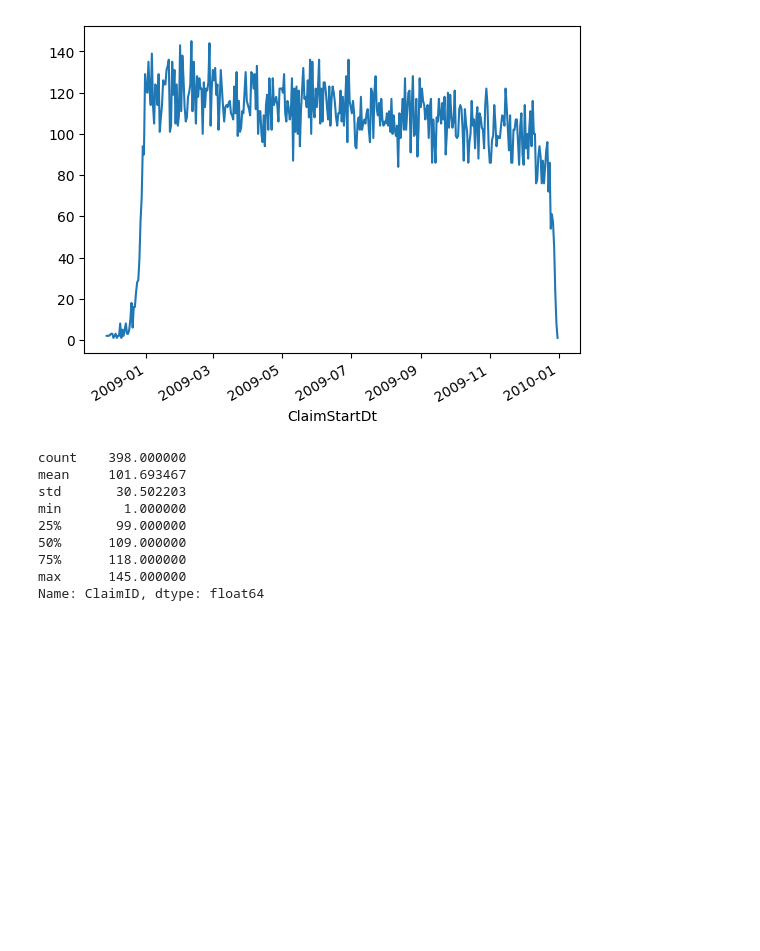
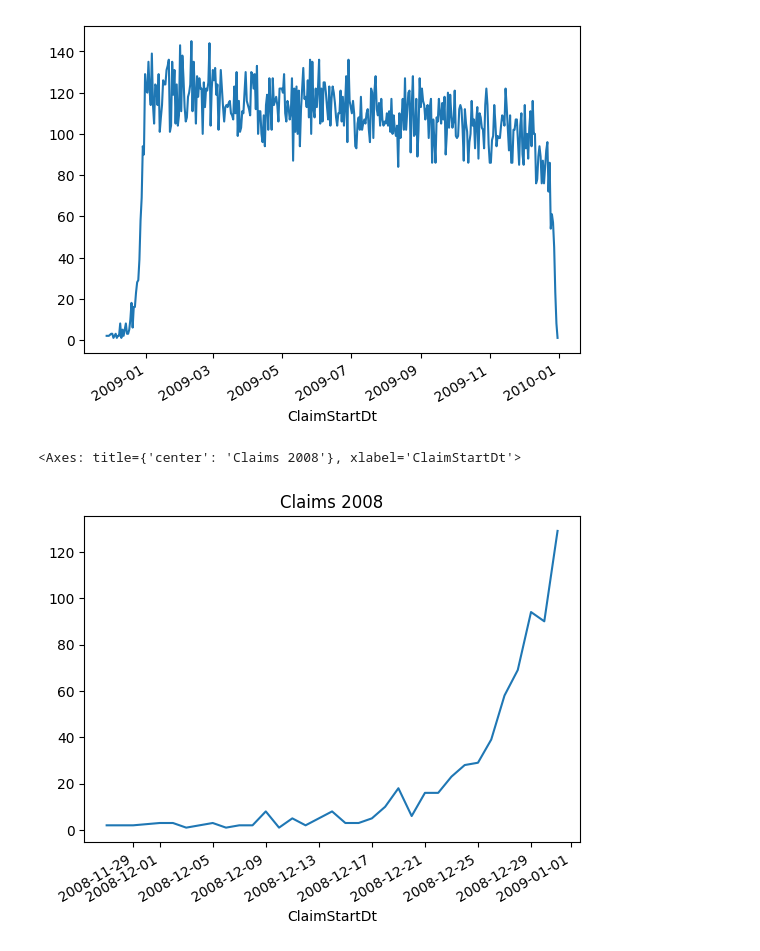
Before and after one commit to bkdevart/health_claims, a Jupyter notebook: health-claims.ipynb, the cells around one changed output. Saved outputs shown, nothing was run; the diff lists cells and outputs as text; code cells hidden in the pictures; blank space fills up the shorter version.

Commit message:
Kaggle Notebook | health_claims | Claim vol over time

```diff
--- a/health-claims.ipynb
+++ b/health-claims.ipynb
@@ -298,15 +322,11 @@ df_inpatient.groupby('ClaimStartDt')['ClaimID'].count().plot(kind='line')
 # %% [output]
 <Axes: xlabel='ClaimStartDt'>
 [figure]
-# %%
-df_inpatient.groupby('ClaimStartDt')['ClaimID'].count().describe()
-# %% [output]
-count    398.000000
-mean     101.693467
-std       30.502203
-min        1.000000
-25%       99.000000
-50%      109.000000
-75%      118.000000
-max      145.000000
-Name: ClaimID, dtype: float64
+# %%
+# look at 2008 data
+df_inpatient[(df_inpatient['ClaimStartDt'].dt.year == 2008)]\
+                .groupby('ClaimStartDt')['ClaimID'].count().plot(kind='line',
+                                                                title='Claims 2008')
+# %% [output]
+<Axes: title={'center': 'Claims 2008'}, xlabel='ClaimStartDt'>
+[figure, added]
```
Also changed, not shown: parts of 3 cells of this notebook.
